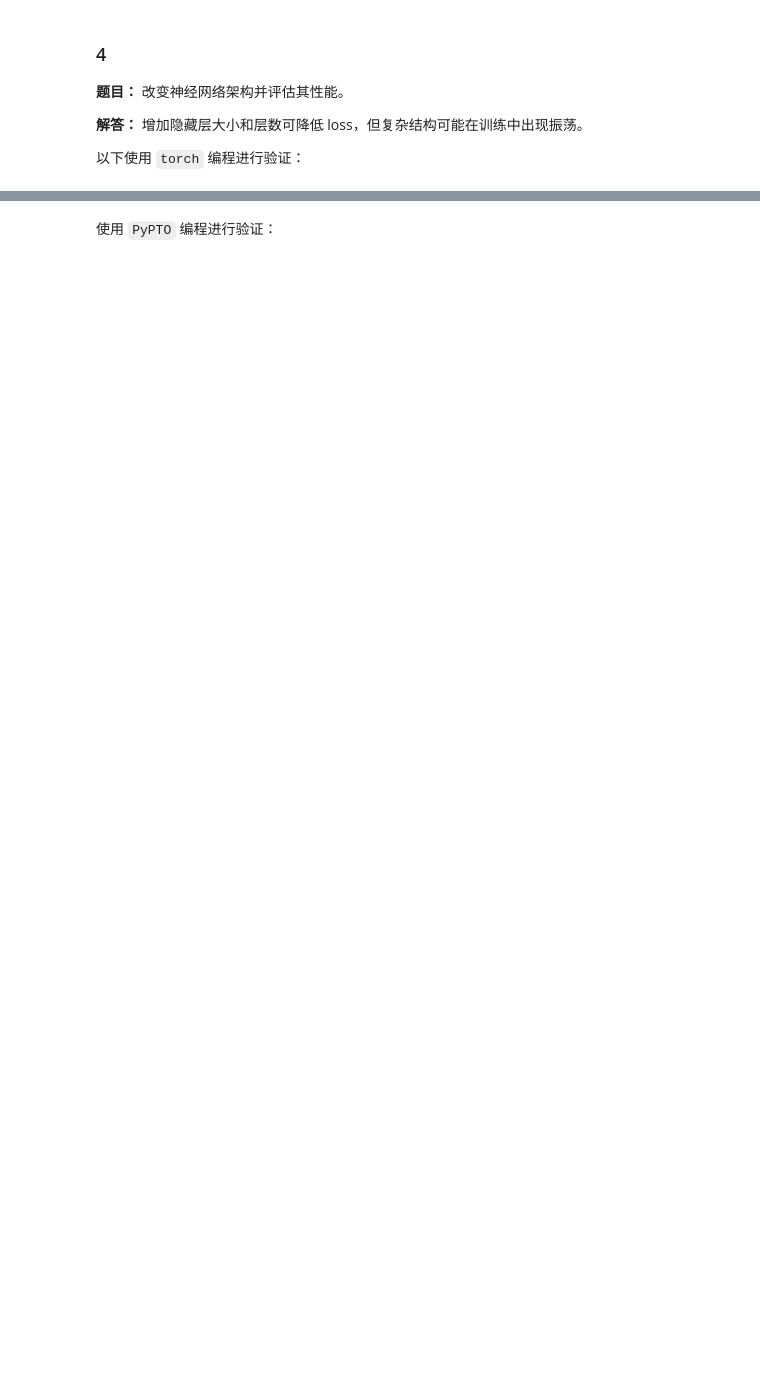
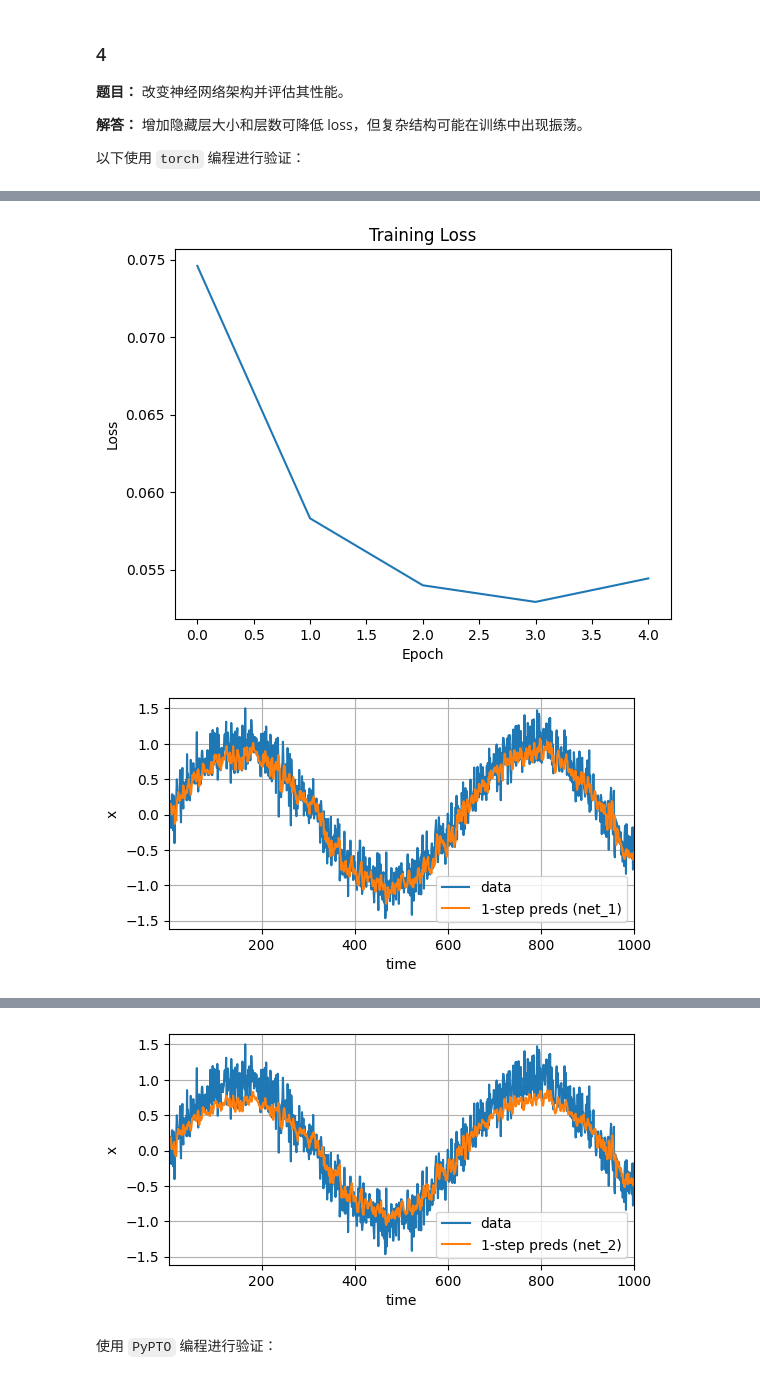
Before and after one commit to hicann/cann-learning-hub, a Jupyter notebook: contrib/tutorials/d2l_ai_pypto/08_pypto_recurrent_neural_networks/answers/08.01_reference_answer.ipynb, the cells around one changed output, grey strips where cells are left out. Drawn from its saved outputs; the diff is of its cells as text; code cells hidden in the pictures; blank space fills up the shorter version.

```diff
--- a/contrib/tutorials/d2l_ai_pypto/08_pypto_recurrent_neural_networks/answers/08.01_reference_answer.ipynb
+++ b/contrib/tutorials/d2l_ai_pypto/08_pypto_recurrent_neural_networks/answers/08.01_reference_answer.ipynb
@@ -340,7 +362,7 @@ for i in range(tau):
 labels = x[tau:].reshape((-1, 1))
 
 batch_size, n_train = 16, 600
-train_iter = d2l.load_array((features[:n_train], labels[:n_train]),
+train_iter = load_array((features[:n_train], labels[:n_train]),
                             batch_size, is_train=True)
 
 def init_weights(m):  # 同 1 中定义
@@ -386,7 +408,7 @@ net_1 = get_net()
 train_draw(net_1, train_iter, loss, 5, 0.01)
 
 onestep_preds_1 = net_1(features)
-d2l.plot([time, time[tau:]],
+plot([time, time[tau:]],
          [x.detach().numpy(), onestep_preds_1.detach().numpy()], 'time',
          'x', legend=['data', '1-step preds (net_1)'], xlim=[1, 1000],
          figsize=(6, 3))
@@ -396,7 +418,8 @@ net_2 = new_get_net()
 train_draw(net_2, train_iter, loss, 5, 0.01)
 
 onestep_preds_2 = net_2(features)
-d2l.plot([time, time[tau:]],
+plot([time, time[tau:]],
          [x.detach().numpy(), onestep_preds_2.detach().numpy()], 'time',
          'x', legend=['data', '1-step preds (net_2)'], xlim=[1, 1000],
          figsize=(6, 3))
+# %% [output]
@@ -402,0 +432,2 @@ d2l.plot([time, time[tau:]],
+[figure, added]
+[figure, added]
@@ -403,3 +441,4 @@ d2l.plot([time, time[tau:]],
+[figure, added]
 # %% [markdown]
 使用 `PyPTO` 编程进行验证：
 # %%
```
Also changed, not shown: parts of 9 cells of this notebook, 21 other files.
